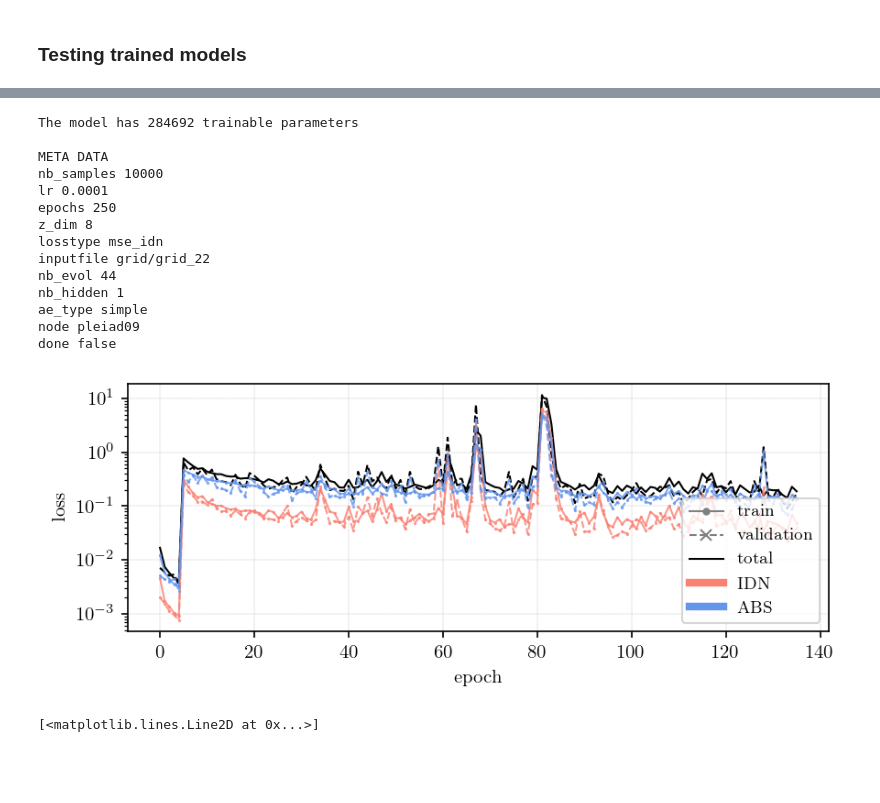
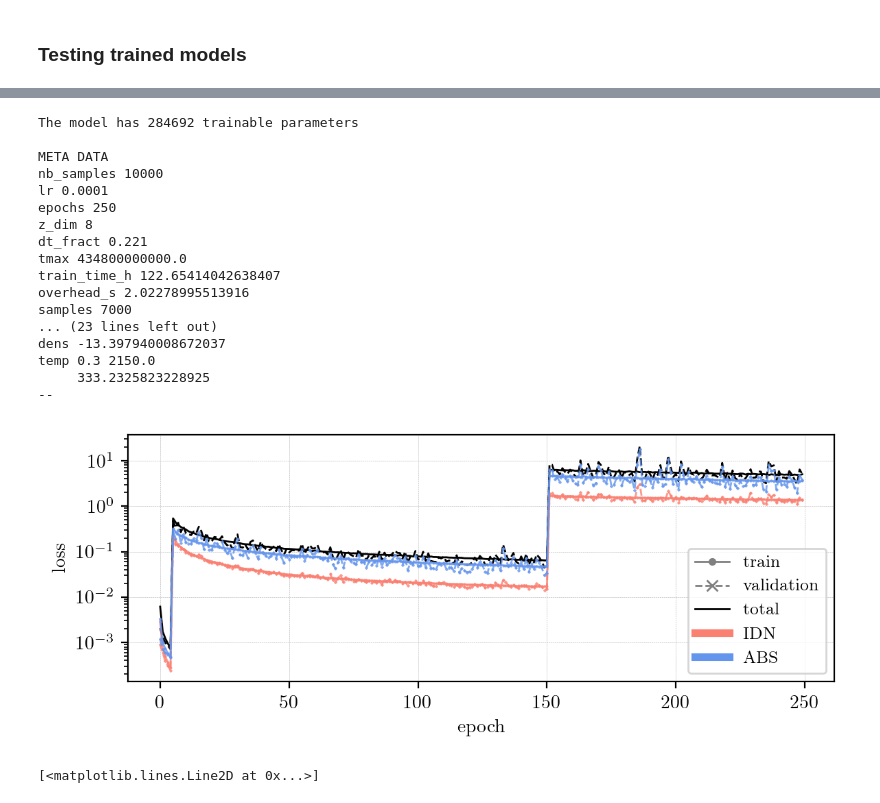
Before and after one commit to silkemaes/MACE, a Jupyter notebook: train2.0_dev.ipynb, the cells around one changed output, grey strips where cells are left out. Drawn from its saved outputs; the diff is of its cells as text; code cells hidden in the pictures; blank space fills up the shorter version.

```diff
--- a/train2.0_dev.ipynb
+++ b/train2.0_dev.ipynb
@@ -34,6 +34,11 @@ import src.mace.CSE_0D.plotting         as pl
 import src.mace.utils                   as utils
 # from src.mace.neuralODE    import Solver
 
+def temp(Tstar, eps, r):
+    Rstar = 2e13
+    # r = 1e16
+    T = Tstar * (r/Rstar)**(-eps)
+    return T
 
 specs_dict, idx_specs = utils.get_specs()
 
@@ -520,58 +525,79 @@ outloc  = '/STER/silkem/MACE/models/CSE_0D/'
 
 
 ## grid
-# dirname = '20240122_104049_64042_6'
-# epoch = 15
-# dirname = '20240122_104133_64048_12'
-# epoch = 8
-# dirname = '20240122_104150_64054_14'
-# dirname = '20240123_110846_64231_19'
-dirname = '20240123_110843_64231_22'
+dirname = '20240207_093243_66618_1'
+# dirname = '20240207_134859_66656_2'
+
 
 meta, model_testing, trainloss_, testloss_ = utils.load_all(outloc, dirname,epoch = '13') # type: ignore
 
 
 print('\nMETA DATA')
 for key in meta:
     print(key, meta[key])
 
 plots_path = outloc+dirname+'/plots/'
 utils.makeOutputDir(plots_path)
 
 if not os.path.exists(outloc+dirname+"/testloss.json"):
     testloss = {}
     json_loss = json.dumps(testloss, indent=4)
     with open(outloc+dirname+"/testloss.json", "w") as outfile:
         outfile.write(json_loss)
 
-testpaths = ['/lhome/silkem/CHEM/Output_nov2022/20211014_gridC_Mdot2e-8_v2-5_T_eps/models/model_2022-12-26h16-02-06/csfrac_smooth.out',
-             '/lhome/silkem/CHEM/Output_nov2022/20211015_gridC_Mdot1e-6_v17-5_T_eps/models/model_2022-12-24h17-06-51/csfrac_smooth.out',
-             '/lhome/silkem/CHEM/Output_nov2022/20210527_gridC_Mdot5e-5_v22-5_T_eps/models/model_2022-12-27h11-01-25/csfrac_smooth.out']
+# testpaths = ['/lhome/silkem/CHEM/Output_nov2022/20211014_gridC_Mdot2e-8_v2-5_T_eps/models/model_2022-12-26h16-02-06/csfrac_smooth.out',
+            #  '/lhome/silkem/CHEM/Output_nov2022/20211015_gridC_Mdot1e-6_v17-5_T_eps/models/model_2022-12-24h17-06-51/csfrac_smooth.out',
+            #  '/lhome/silkem/CHEM/Output_nov2022/20210527_gridC_Mdot5e-5_v22-5_T_eps/models/model_2022-12-27h11-01-25/csfrac_smooth.out']
 
-# testpaths = ['/lhome/silkem/CHEM/Output_nov2022/20210518_gridC_Mdot1e-8_v2-5_T_eps/models/model_2022-12-24h21-58-23/csfrac_smooth.out']
+testpaths = ['/lhome/silkem/CHEM/Output_nov2022/20210518_gridC_Mdot1e-8_v2-5_T_eps/models/model_2022-12-24h21-58-23/csfrac_smooth.out',
+             '/lhome/silkem/CHEM/Output_nov2022/20210518_gridC_Mdot1e-8_v2-5_T_eps/models/model_2022-12-24h23-30-08/csfrac_smooth.out',
+             '/lhome/silkem/CHEM/Output_nov2022/20210518_gridC_Mdot1e-8_v2-5_T_eps/models/model_2022-12-25h00-33-02/csfrac_smooth.out']
 
 # testpaths = ['/lhome/silkem/CHEM/Output_nov2022/20210525_gridC_Mdot1e-8_v25_T_eps/models/model_2022-12-27h02-04-49/csfrac_smooth.out']
 
 # testpaths = ['/lhome/silkem/CHEM/Output_nov2022/20211014_gridC_Mdot1e-7_v5_T_eps/models/model_2022-12-23h17-12-12/csfrac_smooth.out']
 
+## check for difference in chem, same dens
+# testpaths = ['/lhome/silkem/CHEM/Output_nov2022/20211014_gridC_Mdot2e-7_v5_T_eps/models/model_2022-12-24h12-55-54/csfrac_smooth.out',
+#              '/lhome/silkem/CHEM/Output_nov2022/20210527_gridC_Mdot5e-7_v12-5_T_eps/models/model_2022-12-27h12-24-10/csfrac_smooth.out',
+#              '/lhome/silkem/CHEM/Output_nov2022/20211015_gridC_Mdot1e-6_v20_T_eps/models/model_2022-12-28h20-53-28/csfrac_smooth.out'
+#              ]
+testpaths = ['/lhome/silkem/CHEM/Output_nov2022/20210518_gridC_Mdot1e-8_v2-5_T_eps/models/model_2022-12-24h23-30-08/csfrac_smooth.out',
+             '/lhome/silkem/CHEM/Output_nov2022/20211014_gridC_Mdot5e-8_v12-5_T_eps/models/model_2022-12-25h01-31-58/csfrac_smooth.out',
+              '/lhome/silkem/CHEM/Output_nov2022/20211014_gridC_Mdot5e-8_v12-5_T_eps/models/model_2022-12-25h01-00-03/csfrac_smooth.out']
+
+print('\n Parameters tests:')
+for path in testpaths:
+    # print(path)
+    mod = ds.CSEmod(path)
+    print('--', mod.Mdot,'--',mod.v/1e5, '--')
+    print('dens', np.log10(mod.Mdot/mod.v))
+    print('temp',mod.eps, mod.Tstar)
+    print('    ', temp( mod.Tstar, mod.eps, 1e16))
+    print('--')
+    print()
+
 fig = pl.plot_loss(trainloss_, testloss_, log = True, ylim = False, limits = [1e-4,1e1])#, notest = False)
 plt.savefig(plots_path+'loss.png')
 # %% [output]
 The model has 284692 trainable parameters
 
 META DATA
 nb_samples 10000
 lr 0.0001
 epochs 250
 z_dim 8
-losstype mse_idn
-inputfile grid/grid_22
-nb_evol 44
-nb_hidden 1
-ae_type simple
-node pleiad09
-done false
+dt_fract 0.221
+tmax 434800000000.0
+train_time_h 122.65414042638407
+overhead_s 2.02278995513916
+samples 7000
+... (23 lines left out)
+dens -13.397940008672037
+temp 0.3 2150.0
+     333.2325823228925
+--
-[figure, old version]
+[figure, new version]
 # %%
 def test_model(model_testing, testpaths, specs_lg, specs, plots_path, save = False, plotting = False):
     # testpaths = train.testpath
```
Also changed, not shown: parts of 23 cells of this notebook, 21 other files.
